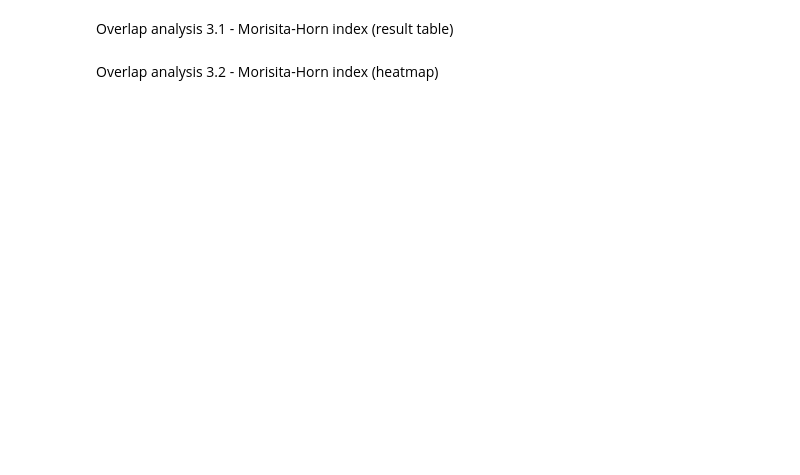
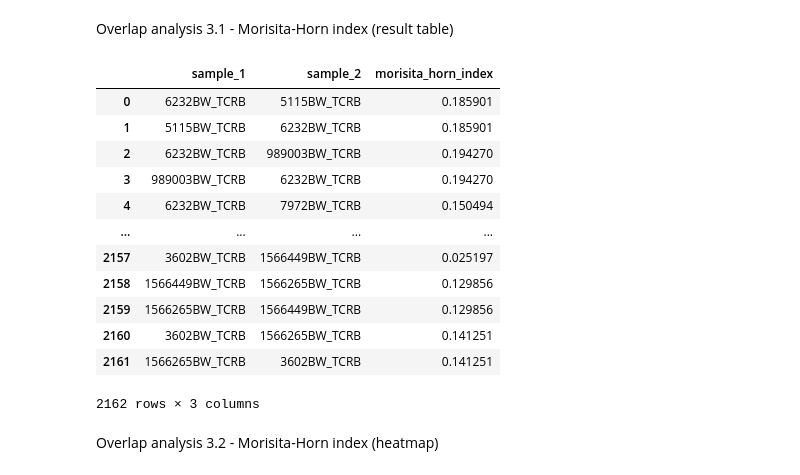
Before and after one commit to Mangul-Lab-USC/pyTCR, a Jupyter notebook: notebooks/Overlap_analysis.ipynb, the cells around one changed output. Drawn from its saved outputs; the diff is of its cells as text; code cells hidden in the pictures; blank space fills up the shorter version.

```diff
--- a/notebooks/Overlap_analysis.ipynb
+++ b/notebooks/Overlap_analysis.ipynb
@@ -235,35 +285,49 @@ for i in range(0, sample_names_size):
     for j in range(i + 1, sample_names_size):
         sample2 = sample_names[j]
         df_sample2 = samples[sample2]
 
         sum_sample_1_count = df_sample1["#count"].sum()
         sum_sample_2_count = df_sample2["#count"].sum()
 
         sample_overlap = df_overlaps[f'{sample1}:{sample2}']
 
         sum_sample_1 = sample_overlap["#count_1**2"].sum()
         sum_sample_2 = sample_overlap["#count_2**2"].sum()
 
         sum_count_product = sample_overlap["#count_1*2"].sum()
 
         # #calculate Morisita-Horn index
         step1 = (sum_sample_1 / ((sum_sample_1_count)**2)) + \
             (sum_sample_2 / ((sum_sample_2_count)**2))
         step2 = step1 * sum_sample_1_count * sum_sample_2_count
         step3 = 2 * sum_count_product
         morisita_horn_index = step3 / step2
 
         # #store the results
         data.append({'sample_1': sample1, 'sample_2': sample2,
                     'morisita_horn_index': morisita_horn_index})
         data.append({'sample_1': sample2, 'sample_2': sample1,
                     'morisita_horn_index': morisita_horn_index})
 
-    df_data = pd.DataFrame(data, index=np.zeros(len(data), dtype=int))
+    df_data = pd.DataFrame(data)
     df_morisita_horm_index = pd.concat(
-        [df_morisita_horm_index, df_data], copy=False)
+        [df_morisita_horm_index, df_data], copy=False, ignore_index=True)
 
 display(df_morisita_horm_index)
+# %% [output]
+|  | sample_1 | sample_2 | morisita_horn_index |
+| 0 | 6232BW_TCRB | 5115BW_TCRB | 0.185901 |
+| 1 | 5115BW_TCRB | 6232BW_TCRB | 0.185901 |
+| 2 | 6232BW_TCRB | 989003BW_TCRB | 0.194270 |
+| 3 | 989003BW_TCRB | 6232BW_TCRB | 0.194270 |
+| 4 | 6232BW_TCRB | 7972BW_TCRB | 0.150494 |
+| ... | ... | ... | ... |
+| 2157 | 3602BW_TCRB | 1566449BW_TCRB | 0.025197 |
+| 2158 | 1566449BW_TCRB | 1566265BW_TCRB | 0.129856 |
+| 2159 | 1566265BW_TCRB | 1566449BW_TCRB | 0.129856 |
+| 2160 | 3602BW_TCRB | 1566265BW_TCRB | 0.141251 |
+| 2161 | 1566265BW_TCRB | 3602BW_TCRB | 0.141251 |
+2162 rows × 3 columns
 # %% [markdown]
 Overlap analysis 3.2 - Morisita-Horn index (heatmap)
 # %%
```
Also changed, not shown: parts of 24 cells of this notebook.
